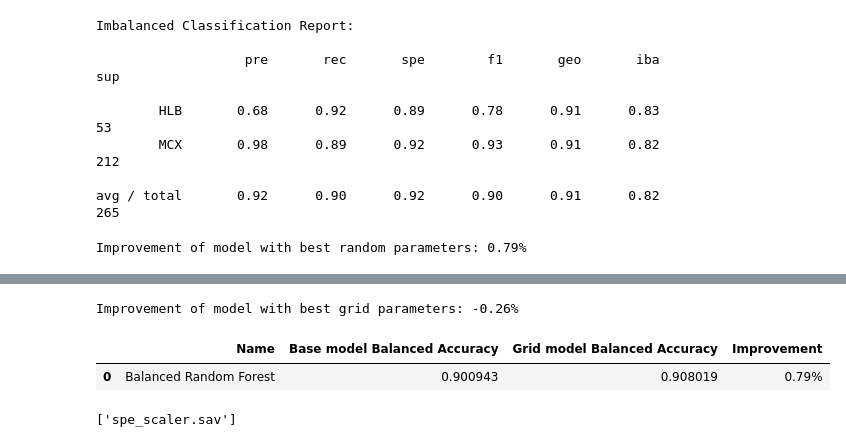
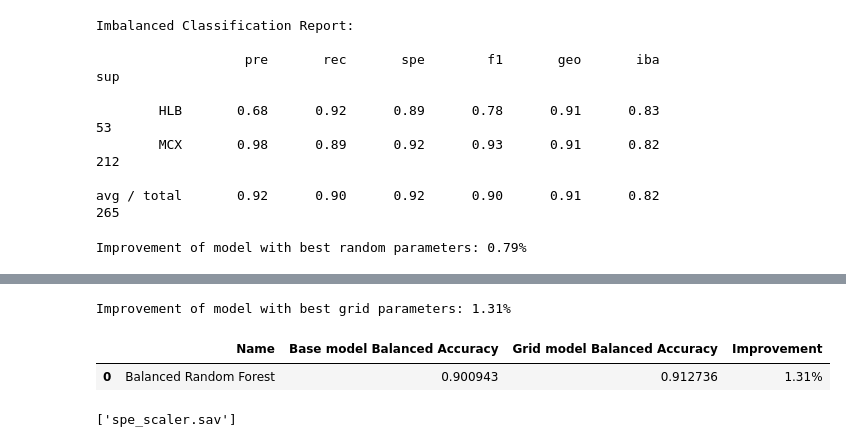
Before and after one commit to jenamis/final-project, a Jupyter notebook: MachineLearning/SPE/spe_balanced_random_forest_param_search_final.ipynb, the cells around one changed output, grey strips where cells are left out. Saved outputs shown, nothing was run; the diff lists cells and outputs as text; code cells hidden in the pictures.

```diff
--- a/MachineLearning/SPE/spe_balanced_random_forest_param_search_final.ipynb
+++ b/MachineLearning/SPE/spe_balanced_random_forest_param_search_final.ipynb
@@ -132,7 +132,7 @@ X_test_scaled = X_scaler.transform(X_test)
 n_estimators = [int(x) for x in np.linspace(start = 100, stop = 1000, num = 10)]
 
 # Number of features to consider at every split
-max_features = ["auto", int, float, None]
+max_features = ["auto", None]
 
 # Maximum number of levels in tree
 max_depth = [int(x) for x in np.linspace(10, 110, num = 11)]
@@ -147,13 +147,21 @@ min_samples_leaf = [1, 2, 4]
 # Method of selecting samples for training each tree
 bootstrap = [True, False]
 
+# Strategy for sampleing dataset
+sampling_strategy = ["all", "auto"]
+
+# Whether or not to sample randomly with replacement
+replacement = [True, False]
+
 # Create the random grid
 random_grid = {"n_estimators": n_estimators,
                "max_features": max_features,
                "max_depth": max_depth,
                "min_samples_split": min_samples_split,
                "min_samples_leaf": min_samples_leaf,
-               "bootstrap": bootstrap}
+               "bootstrap": bootstrap,
+               "sampling_strategy": sampling_strategy,
+               "replacement": replacement}
 dict(random_grid)
 # %% [output]
 {'n_estimators': [100, 200, 300, 400, 500, 600, 700, 800, 900, 1000],
@@ -299,12 +314,15 @@ BalancedRandomForestClassifier(bootstrap=False, max_depth=70,
 # %%
 # Performance of model with best grid parameters
-best_grid = BalancedRandomForestClassifier(n_estimators = 50,
-                                             min_samples_split = 2,
-                                             min_samples_leaf = 4,
-                                             max_features = "auto",
-                                             max_depth = 70,
-                                             bootstrap = False,
-                                             random_state = 1)
+# Best performance with different random state than in best parameters from grid search
+best_grid = BalancedRandomForestClassifier(n_estimators = 150,
+                                           min_samples_split = 2,
+                                           min_samples_leaf = 4,
+                                           max_features = "auto",
+                                           max_depth = 10,
+                                           bootstrap = False,
+                                           sampling_strategy = "auto",
+                                           replacement = False,
+                                           random_state = 1)
 best_grid.fit(X_train_scaled, y_train)
-grid_performance = evaluate(best_grid, X_test_scaled, y_test)
+grid_performance = evaluate(best_grid2, X_test_scaled, y_test)
 # %% [output]
@@ -328,18 +346,19 @@ avg / total       0.91      0.88      0.91      0.89      0.90      0.80       2
 grid_ba_improvement = "{:0.2f}%".format( 100 * (grid_performance - base_performance) / base_performance)
 print(f"Improvement of model with best grid parameters: {grid_ba_improvement}")
 # %% [output]
-Improvement of model with best grid parameters: -0.26%
+Improvement of model with best grid parameters: 1.31%
 # %%
 # Create DF comparing performance of base model to performance after random/grid search
+# Using best grid parameters
 brf_compare = {"Name": "Balanced Random Forest",
                "Base model Balanced Accuracy": base_performance,
-               "Grid model Balanced Accuracy": random_performance,
-               "Improvement": random_ba_improvement}
+               "Grid model Balanced Accuracy": grid_performance,
+               "Improvement": grid_ba_improvement}
 df_brf = pd.DataFrame(brf_compare, index = [0])
 df_brf
 # %% [output]
 |  | Name | Base model Balanced Accuracy | Grid model Balanced Accuracy | Improvement |
-| 0 | Balanced Random Forest | 0.900943 | 0.908019 | 0.79% |
+| 0 | Balanced Random Forest | 0.900943 | 0.912736 | 1.31% |
 # %%
 # Save DF as CSV
 df_brf.to_csv("df_spe_brf.csv", index = False)
```
Also changed, not shown: parts of 9 cells of this notebook, 7 other files.
